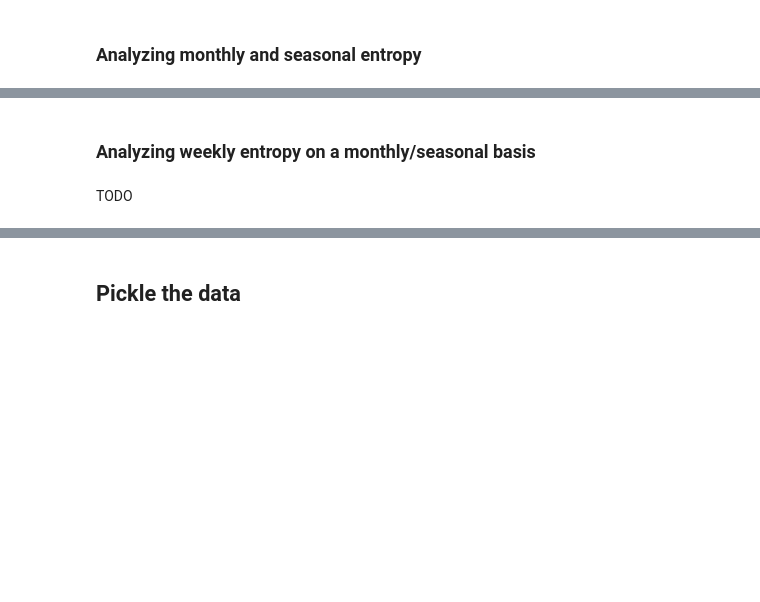
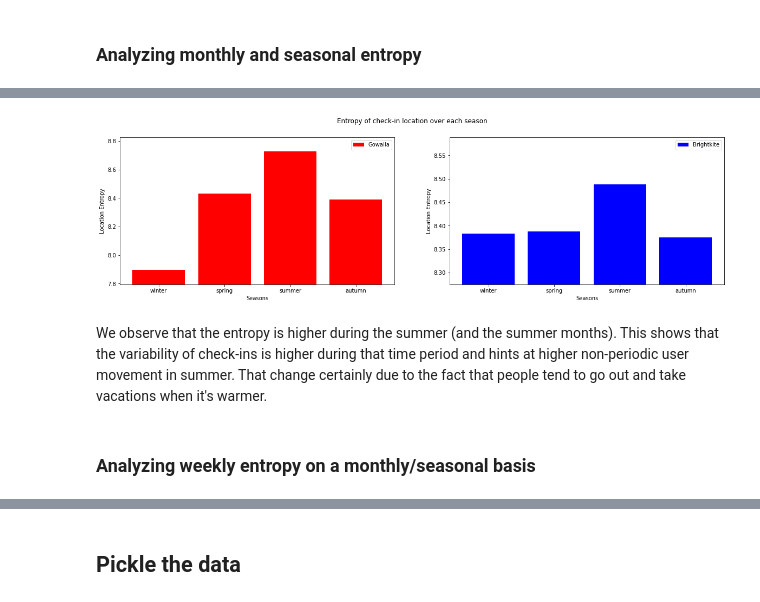
Before and after one commit to epfl-ada/ada-2020-project-milestone-p3-p3_a-dope-acronym, a Jupyter notebook: seasonal_patterns.ipynb, the cells around one changed output, grey strips where cells are left out. Saved outputs shown, nothing was run; the diff lists cells and outputs as text; code cells hidden in the pictures; blank space fills up the shorter version.

```diff
--- a/seasonal_patterns.ipynb
+++ b/seasonal_patterns.ipynb
@@ -360,4 +380,37 @@ plt.show()
+# %%
+# Repeat the same process as above, but this time over seasons
+gowalla_seasonal_entropies = []
+brightkite_seasonal_entropies = []
+
+for season in seasons:
+    series = pd.Series(checkin_gowalla[checkin_gowalla['season'] == season].geohash_precision5)
+    gowalla_seasonal_entropies.append(entropy(series.value_counts()))
+
+    series = pd.Series(checkin_brightkite[checkin_brightkite['season'] == season].geohash_precision5)
+    brightkite_seasonal_entropies.append(entropy(series.value_counts()))
+
+fig, axs = plt.subplots(1, 2, figsize = (20, 5), sharex = True)
+axs = axs.ravel()
+
+# Plot the season location entropies
+axs[0].bar(x = seasons, height = gowalla_seasonal_entropies, color = 'red')
+axs[1].bar(x = seasons, height = brightkite_seasonal_entropies, color = 'blue')
+
+# Plot properties
+for ax in axs:
+    ax.set_xlabel('Seasons')
+    ax.set_ylabel('Location Entropy')
+
+axs[0].set_ylim(min(gowalla_seasonal_entropies) - 0.1, max(gowalla_seasonal_entropies) + 0.1)
+axs[0].legend(['Gowalla'])
+axs[1].set_ylim(min(brightkite_seasonal_entropies) - 0.1, max(brightkite_seasonal_entropies) + 0.1)
+axs[1].legend(['Brightkite'])
+
+plt.suptitle('Entropy of check-in locations over each season')
+plt.show()
+# %% [output]
+[figure, added]
+# %% [markdown]
+We observe that the entropy is higher during the summer (and the summer months). This shows that the variability of check-ins is higher during that time period and hints at higher non-periodic user movement in summer. That change certainly due to the fact that people tend to go out and take vacations when it's warmer.
 # %% [markdown]
 ### Analyzing weekly entropy on a monthly/seasonal basis
-# %% [markdown]
-TODO
```
Also changed, not shown: parts of 60 cells of this notebook.
